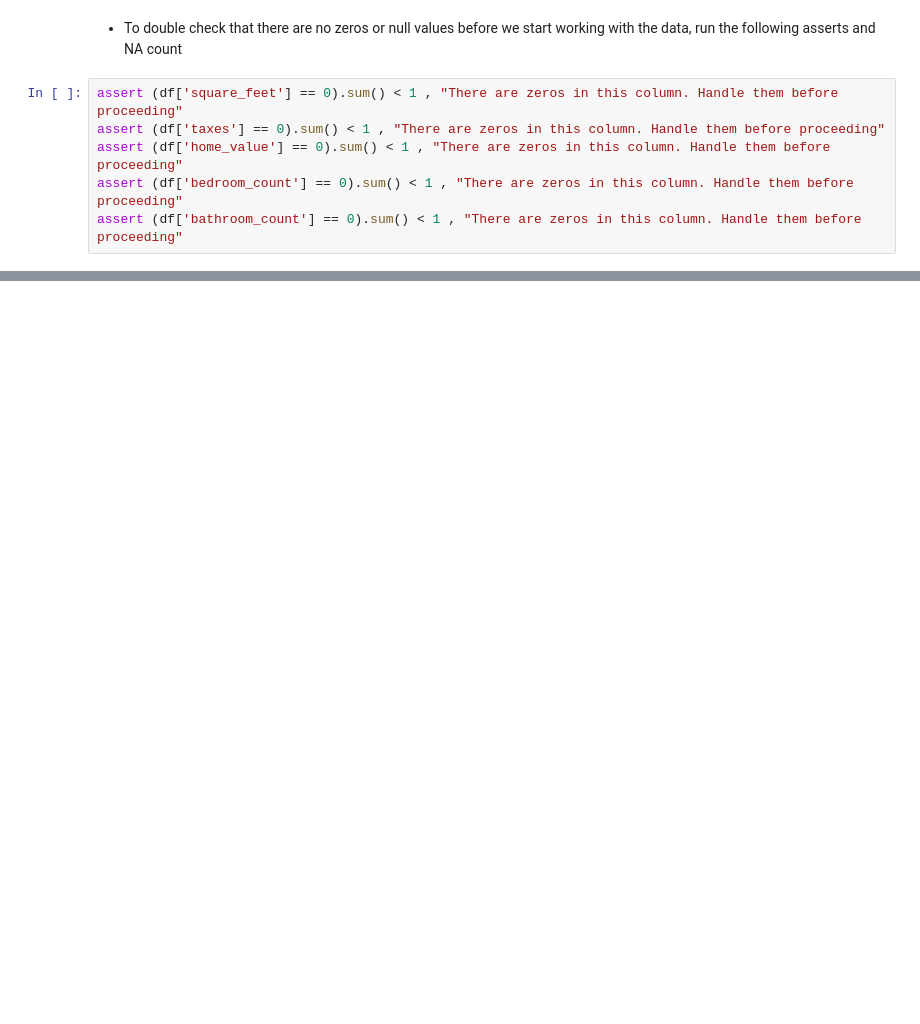
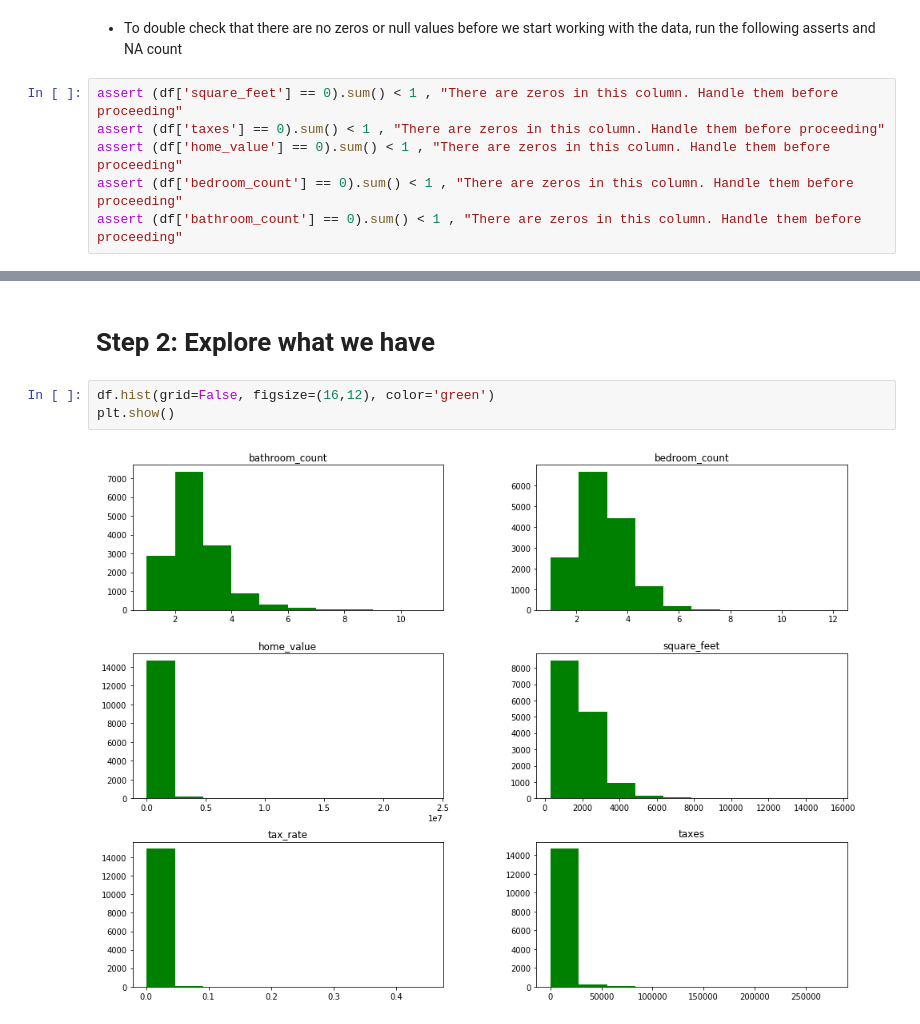
Before and after one commit to JadaShipp/ds-methodologies-exercises, a Jupyter notebook: project/zillow_final_project.ipynb, the cells around one changed output, grey strips where cells are left out. Cells and saved outputs as stored; diff of their text form; blank space fills up the shorter version.

Commit message:
Explore section complete, begin with modeling

```diff
--- a/project/zillow_final_project.ipynb
+++ b/project/zillow_final_project.ipynb
@@ -67,0 +89,7 @@ dtype: int64
+# %% [markdown]
+# Step 2: Explore what we have
+# %%
+df.hist(grid=False, figsize=(16,12), color='green')
+plt.show()
+# %% [output]
+[figure, added]
```
Also changed, not shown: parts of 27 cells of this notebook.
